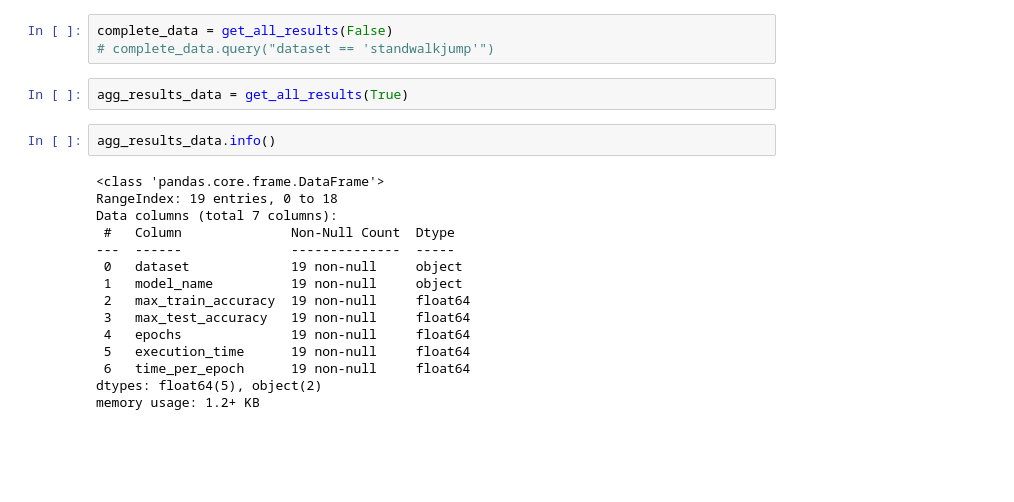
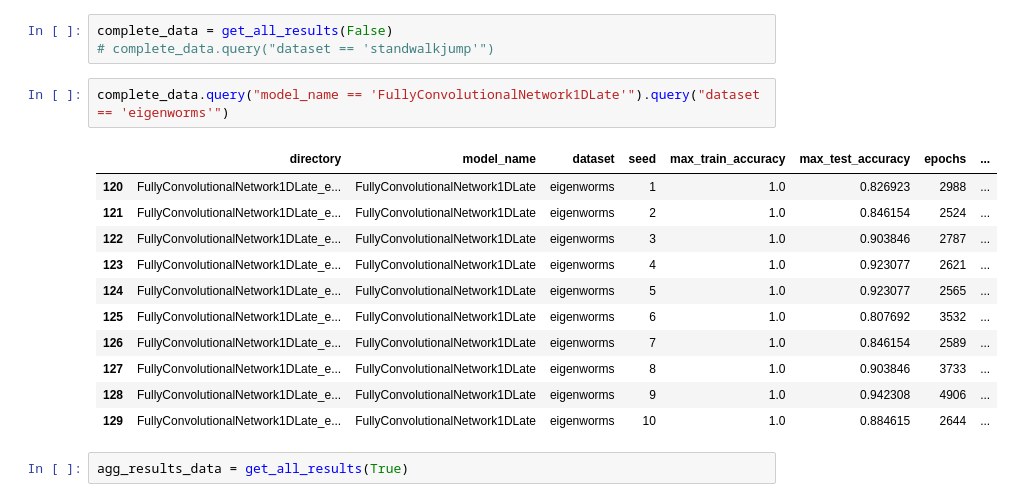
Before and after one commit to samuelthomaz7/multimodal_time_series_classification, a Jupyter notebook: test_notebook.ipynb, the cells around one changed output. Drawn from its saved outputs; the diff is of its cells as text; blank space fills up the shorter version.

```diff
--- a/test_notebook.ipynb
+++ b/test_notebook.ipynb
@@ -18,25 +18,22 @@ Reading from path
 # %%
 complete_data = get_all_results(False)
 # complete_data.query("dataset == 'standwalkjump'")
+# %%
+complete_data.query("model_name == 'FullyConvolutionalNetwork1DLate'").query("dataset == 'eigenworms'")
+# %% [output]
+|  | directory | model_name | dataset | seed | max_train_accuracy | max_test_accuracy | epochs | ... |
+| 120 | FullyConvolutionalNetwork1DLate_e... | FullyConvolutionalNetwork1DLate | eigenworms | 1 | 1.0 | 0.826923 | 2988 | ... |
+| 121 | FullyConvolutionalNetwork1DLate_e... | FullyConvolutionalNetwork1DLate | eigenworms | 2 | 1.0 | 0.846154 | 2524 | ... |
+| 122 | FullyConvolutionalNetwork1DLate_e... | FullyConvolutionalNetwork1DLate | eigenworms | 3 | 1.0 | 0.903846 | 2787 | ... |
+| 123 | FullyConvolutionalNetwork1DLate_e... | FullyConvolutionalNetwork1DLate | eigenworms | 4 | 1.0 | 0.923077 | 2621 | ... |
+| 124 | FullyConvolutionalNetwork1DLate_e... | FullyConvolutionalNetwork1DLate | eigenworms | 5 | 1.0 | 0.923077 | 2565 | ... |
+| 125 | FullyConvolutionalNetwork1DLate_e... | FullyConvolutionalNetwork1DLate | eigenworms | 6 | 1.0 | 0.807692 | 3532 | ... |
+| 126 | FullyConvolutionalNetwork1DLate_e... | FullyConvolutionalNetwork1DLate | eigenworms | 7 | 1.0 | 0.846154 | 2589 | ... |
+| 127 | FullyConvolutionalNetwork1DLate_e... | FullyConvolutionalNetwork1DLate | eigenworms | 8 | 1.0 | 0.903846 | 3733 | ... |
+| 128 | FullyConvolutionalNetwork1DLate_e... | FullyConvolutionalNetwork1DLate | eigenworms | 9 | 1.0 | 0.942308 | 4906 | ... |
+| 129 | FullyConvolutionalNetwork1DLate_e... | FullyConvolutionalNetwork1DLate | eigenworms | 10 | 1.0 | 0.884615 | 2644 | ... |
 # %%
 agg_results_data = get_all_results(True)
-# %%
-agg_results_data.info()
-# %% [output]
-<class 'pandas.core.frame.DataFrame'>
-RangeIndex: 19 entries, 0 to 18
-Data columns (total 7 columns):
- #   Column              Non-Null Count  Dtype
----  ------              --------------  -----
- 0   dataset             19 non-null     object
- 1   model_name          19 non-null     object
- 2   max_train_accuracy  19 non-null     float64
- 3   max_test_accuracy   19 non-null     float64
- 4   epochs              19 non-null     float64
- 5   execution_time      19 non-null     float64
- 6   time_per_epoch      19 non-null     float64
-dtypes: float64(5), object(2)
-memory usage: 1.2+ KB
 # %%
 agg_results_data
 # %% [output]
```
Also changed, not shown: parts of 7 cells of this notebook, 2 other files.
